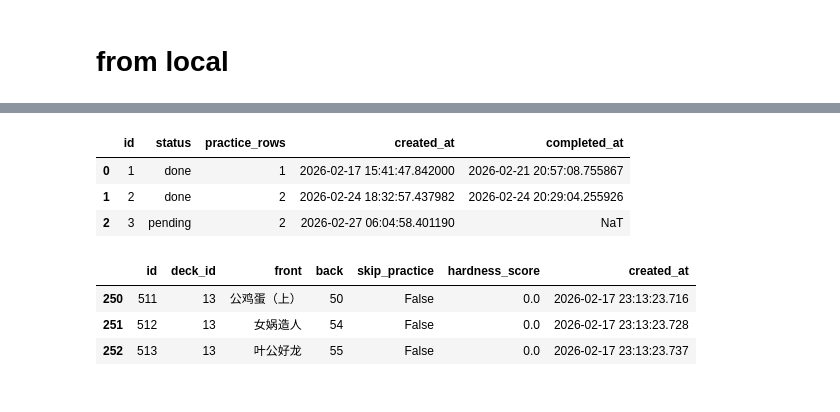
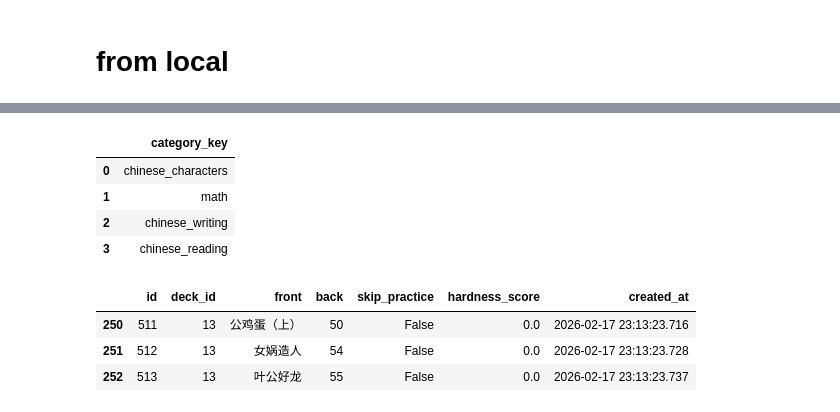
Before and after one commit to cjiangts/kids_chores, a Jupyter notebook: debug.ipynb, the cells around one changed output, grey strips where cells are left out. Cells and saved outputs as stored; diff of their text form; code cells hidden in the pictures.

```diff
--- a/debug.ipynb
+++ b/debug.ipynb
@@ -146,15 +146,16 @@ dfs[6] = writing_sheet_cards (17 rows)
 dfs[7] = writing_sheets (3 rows)
 # %%
 x = dfs[0]
-y = dfs[8]
-z = x.merge(y, left_on="id", right_on="card_id", how="inner")
-z
-dfs[9]
+#y = dfs[8]
+#z = x.merge(y, left_on="id", right_on="card_id", how="inner")
+#z
+dfs[1]
 # %% [output]
-|  | id | status | practice_rows | created_at | completed_at |
-| 0 | 1 | done | 1 | 2026-02-17 15:41:47.842000 | 2026-02-21 20:57:08.755867 |
-| 1 | 2 | done | 2 | 2026-02-24 18:32:57.437982 | 2026-02-24 20:29:04.255926 |
-| 2 | 3 | pending | 2 | 2026-02-27 06:04:58.401190 | NaT |
+|  | category_key |
+| 0 | chinese_characters |
+| 1 | math |
+| 2 | chinese_writing |
+| 3 | chinese_reading |
 # %%
 x = dfs[3]
 x[x.session_id == 13]
```
Also changed, not shown: parts of 1 cell of this notebook, 16 other files.
